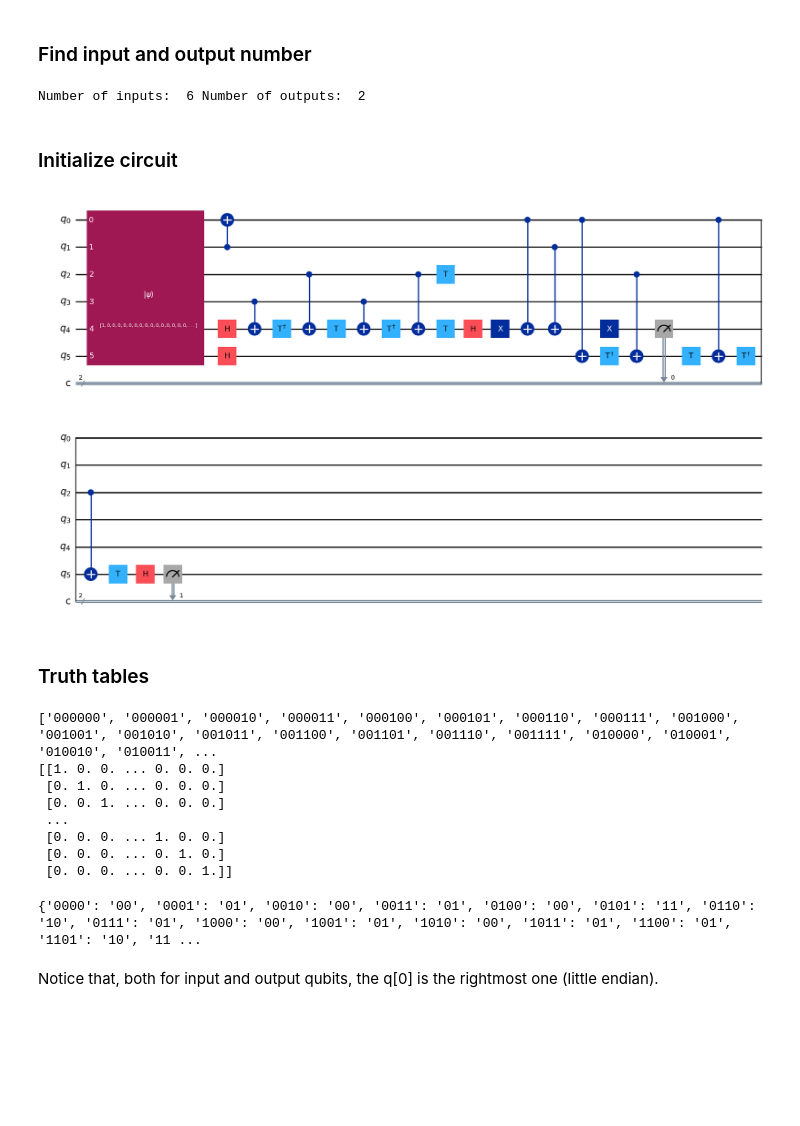
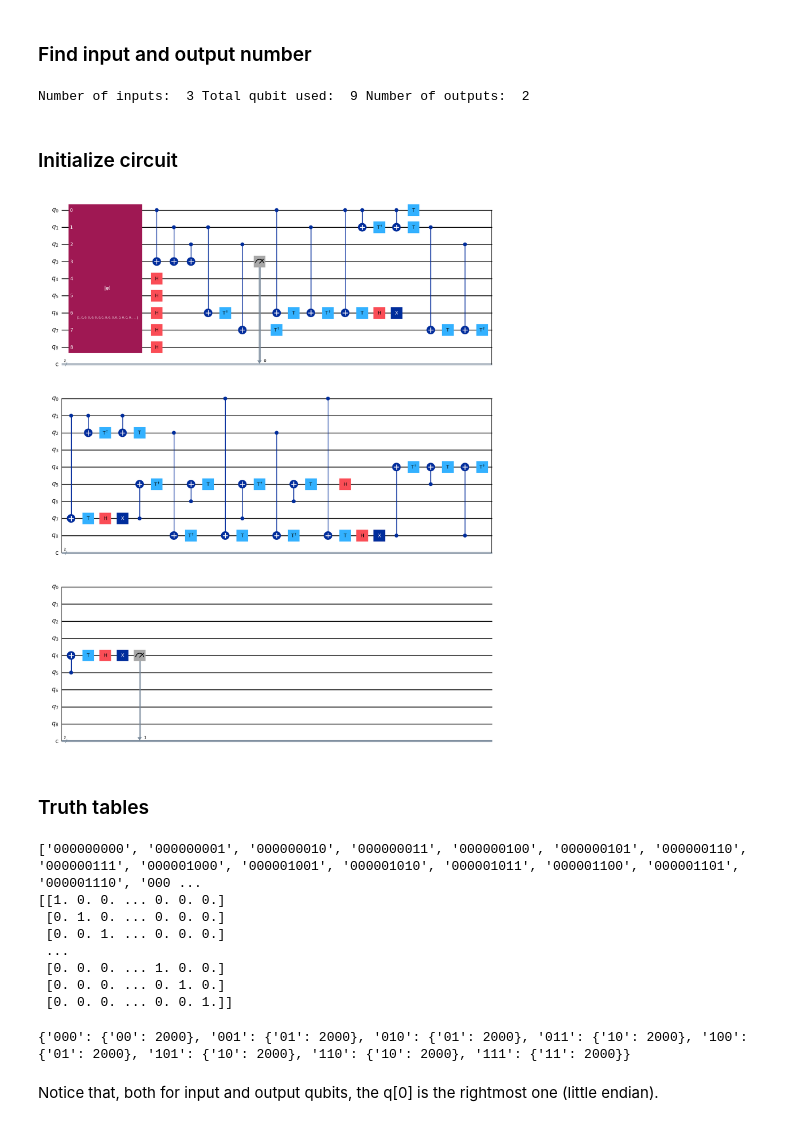
Before and after one commit to DanieleGazzola/QuantumIR, a Jupyter notebook: simulate.ipynb, the cells around one changed output. Drawn from its saved outputs; the diff is of its cells as text; code cells hidden in the pictures; blank space fills up the shorter version.

```diff
--- a/simulate.ipynb
+++ b/simulate.ipynb
@@ -70,17 +88,18 @@ first_op = funcOp.body.block._first_op
 last_op = funcOp.body.block._last_op
 output_number = 0
 
+qubit_number=input_number
 current = first_op
 while(current is not None):
     if current.name == "quantum.init":
-        input_number += 1
+        qubit_number += 1
     if current.name == "quantum.measure":
         output_number += 1
     current = current.next_op
 
-print("Number of inputs: ", input_number, "Number of outputs: ", output_number)
+print("Number of inputs: ", input_number,"Total qubit used: ",qubit_number, "Number of outputs: ", output_number)
 # %% [output]
-Number of inputs:  6 Number of outputs:  2
+Number of inputs:  3 Total qubit used:  9 Number of outputs:  2
 # %% [markdown]
 ### Initialize circuit
 # %%
@@ -94,42 +113,42 @@ def create_circuit(first_op, input_number, output_number, state):
     qubit_list = [i for i in range(input_number)]
 
     circuit.initialize(state, qubit_list)
 
     while(current is not None):
         # find the indexes of the qubit
         operands_names = [op._name for op in current.operands]
         indexes = [int(name.split("_")[0][1]) for name in operands_names]
         if current.name == "quantum.not":
             circuit.x(indexes[0])
         if current.name  == "quantum.cnot":
             circuit.cx(indexes[0], indexes[1])
         if current.name == "quantum.ccnot":
             circuit.ccx(indexes[0], indexes[1], indexes[2])
         if current.name == "quantum.h":
             circuit.h(indexes[0])
         if current.name == "quantum.t":
             circuit.t(indexes[0])
         if current.name == "quantum.tdagger":
             circuit.tdg(indexes[0])
         if current.name == "quantum.measure":
             circuit.measure(indexes[0], cbit_index)
             cbit_index += 1
 
         current = current.next_op
 
     return circuit
 
 # initializing it to an example state (e.g. all qubit at 0)
-example_state = np.array([1] + [0] * (2**input_number - 1))
-create_circuit(first_op, input_number, output_number,example_state).draw(output='mpl')
+example_state = np.array([1] + [0] * (2**qubit_number - 1))
+create_circuit(first_op, qubit_number, output_number,example_state).draw(output='mpl')
 # %% [output]
-[figure, old version]
+[figure, new version]
 # %% [markdown]
 ### Truth tables
 # %%
 from numpy import eye
 
-istates = eye(2**input_number)
+istates = eye(2**qubit_number)
 
 def bit_strings_iterative(N):
     bit_list = ['']
@@ -138,13 +157,13 @@ def bit_strings_iterative(N):
                    ['1' + bit_string for bit_string in bit_list]
     return bit_list
 
-# tutte le stringhe di bit di input_number bit
-istr = bit_strings_iterative(input_number)
+# tutte le stringhe di bit di qubit_number bit
+istr = bit_strings_iterative(qubit_number)
 
 print(istr)
 print(istates)
 # %% [output]
-['000000', '000001', '000010', '000011', '000100', '000101', '000110', '000111', '001000', '001001', '001010', '001011', '001100', '001101', '001110', '001111', '010000', '010001', '010010', '010011', ...
+['000000000', '000000001', '000000010', '000000011', '000000100', '000000101', '000000110', '000000111', '000001000', '000001001', '000001010', '000001011', '000001100', '000001101', '000001110', '000 ...
 [[1. 0. 0. ... 0. 0. 0.]
  [0. 1. 0. ... 0. 0. 0.]
  [0. 0. 1. ... 0. 0. 0.]
@@ -158,25 +177,19 @@ from qiskit.providers import JobStatus
 counts = {}
 quantum_truth_table = {}
 backend = AerSimulator()
-qubit_list = [i for i in range(input_number)]
-
-for i in range(istates.shape[1]):
-    circuit = create_circuit(first_op, input_number, output_number, istates[i])
+qubit_list = [i for i in range(qubit_number)]
+# cycling only on the states combination of qubits for the real inputs, IGNORING SUPPORT
+for i in range(2**input_number):
+    circuit = create_circuit(first_op, qubit_number, output_number, istates[i])
 
     job = backend.run(circuit, shots=2000)
     result = job.result()
 
-    # Consider only the entries where the support output qubits are set to zero.
-    if istr[i][:output_number] == '0' * output_number:
-        counts[istr[i][output_number:]] = result.get_counts()
-
-for outer_key, inner_dict in counts.items():
-    for inner_key, value in inner_dict.items():
-        quantum_truth_table[outer_key] = inner_key
+    quantum_truth_table[istr[i][qubit_number-input_number:]] = result.get_counts()
 
 print(quantum_truth_table)
 # %% [output]
-{'0000': '00', '0001': '01', '0010': '00', '0011': '01', '0100': '00', '0101': '11', '0110': '10', '0111': '01', '1000': '00', '1001': '01', '1010': '00', '1011': '01', '1100': '01', '1101': '10', '11 ...
+{'000': {'00': 2000}, '001': {'01': 2000}, '010': {'01': 2000}, '011': {'10': 2000}, '100': {'01': 2000}, '101': {'10': 2000}, '110': {'10': 2000}, '111': {'11': 2000}}
 # %% [markdown]
 Notice that, both for input and output qubits, the q[0] is the rightmost one (little endian).
 # %%
```
Also changed, not shown: parts of 8 cells of this notebook.
